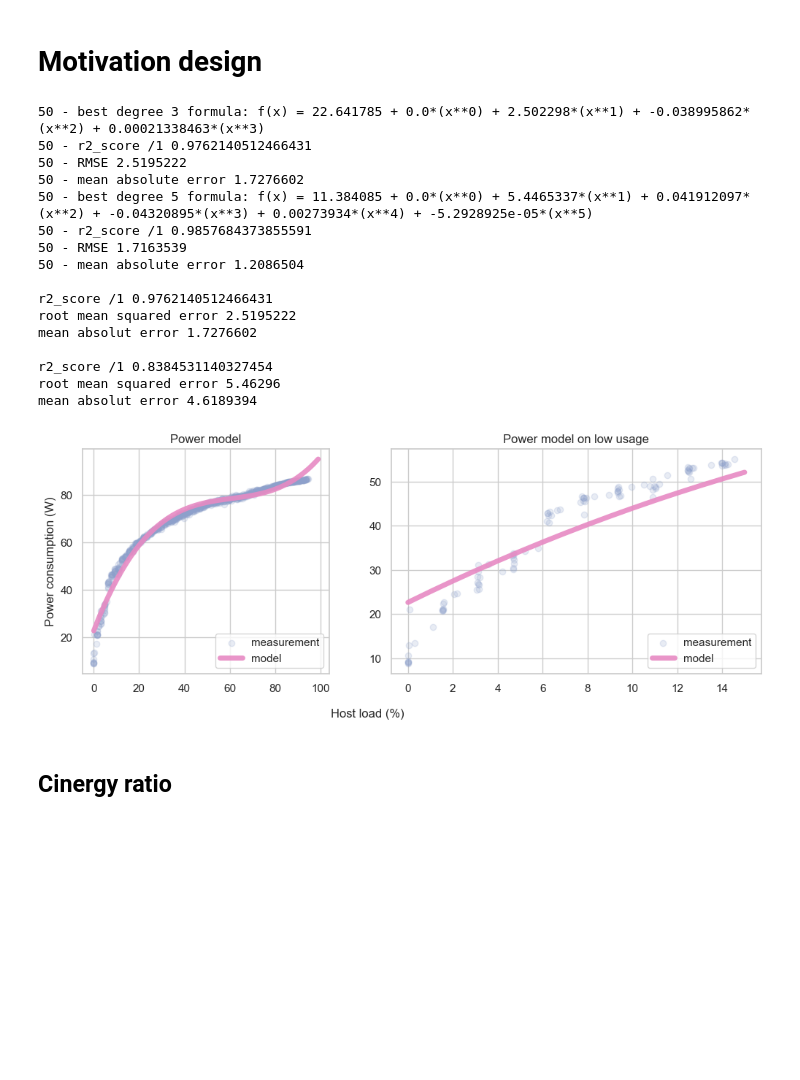
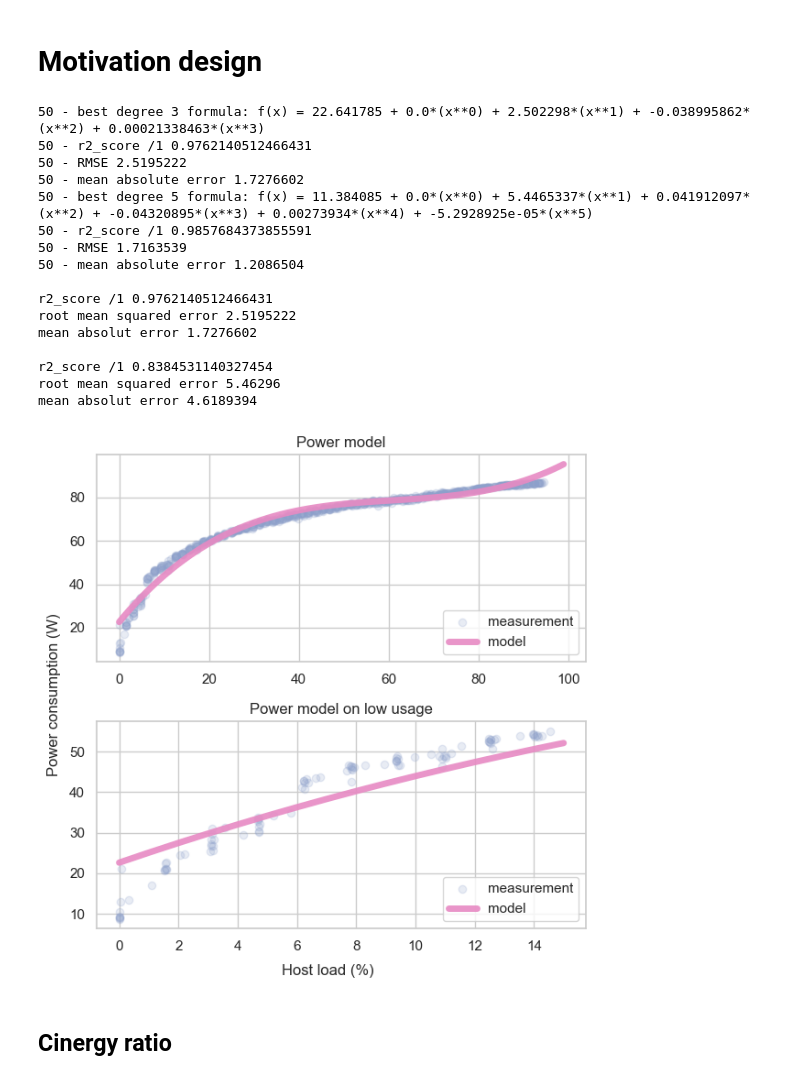
Before and after one commit to jacquetpi/cinergy-models, a Jupyter notebook: notebooks/paper-figures.ipynb, the cells around one changed output. Cells and saved outputs as stored; diff of their text form; code cells hidden in the pictures; blank space fills up the shorter version.

Commit message:
sync figures

```diff
--- a/notebooks/paper-figures.ipynb
+++ b/notebooks/paper-figures.ipynb
@@ -387,12 +387,11 @@ model_without = compute_models(training_dict=training_dict, exclude_beyond=None,
 model_with = compute_models(training_dict=training_dict, exclude_beyond=20, verbose=True, display=False)
 
 colors = sns.color_palette("Set2", 8)
-fig, (ax1, ax2) = plt.subplots(1,2, figsize=(12, 4),  gridspec_kw={'width_ratios': [2, 3]})
+fig, (ax1, ax2) = plt.subplots(2,1,  figsize=(6, 6))
 
 ax1.scatter(training_dict['50']['cpu%_package-global'], training_dict['50']['package-global-watt'], color=colors[2], label='measurement', alpha=0.2)
 ax1.plot(range(100), [estimate_from_model(model_without['50'], x, include_static=True) for x in range(100)], color=colors[3], label='model', alpha=0.9, linewidth=5.0)
 ax1.title.set_text('Power model')
-ax1.set_ylabel('Power consumption (W)')
 ax1.legend(loc="lower right")
 
 indicator = training_dict['50'].dropna()
@@ -406,35 +405,40 @@ ax2.scatter(zoom['cpu%_package-global'], zoom['package-global-watt'], color=colo
 ax2.plot(range(15+1), [estimate_from_model(model_without['50'], x, include_static=True) for x in range(15+1)], color=colors[3], label='model', alpha=0.9, linewidth=5.0)
 
 indicator = zoom.dropna()
 print('')
 print('r2_score /1', r2_score(indicator['package-global-watt'], [estimate_from_model(model_without['50'], x, include_static=True) for x in indicator['cpu%_package-global']]))
 print('root mean squared error', root_mean_squared_error(indicator['package-global-watt'], [estimate_from_model(model_without['50'], x, include_static=True) for x in indicator['cpu%_package-global']]))
 print('mean absolut error', mean_absolute_error(indicator['package-global-watt'], [estimate_from_model(model_without['50'], x, include_static=True) for x in indicator['cpu%_package-global']]))
 
 ax2.title.set_text('Power model on low usage')
 ax2.legend(loc="lower right")
 
-fig.text(0.45,-0.04, 'Host load (%)', ha='center')
+#fig.text(0.45,-0.04, 'Host load (%)', ha='center')
+fig.tight_layout()
+
+fig.text(0.5, -0.01, 'Host load (%)', ha='center')
+fig.text(-0.01, 0.5, 'Power consumption (W)', va='center', rotation='vertical')
+
 plt.gcf().savefig('figures/design.pdf', bbox_inches='tight')
 plt.show()
 # %% [output]
 50 - best degree 3 formula: f(x) = 22.641785 + 0.0*(x**0) + 2.502298*(x**1) + -0.038995862*(x**2) + 0.00021338463*(x**3)
 50 - r2_score /1 0.9762140512466431
 50 - RMSE 2.5195222
 50 - mean absolute error 1.7276602
 50 - best degree 5 formula: f(x) = 11.384085 + 0.0*(x**0) + 5.4465337*(x**1) + 0.041912097*(x**2) + -0.04320895*(x**3) + 0.00273934*(x**4) + -5.2928925e-05*(x**5)
 50 - r2_score /1 0.9857684373855591
 50 - RMSE 1.7163539
 50 - mean absolute error 1.2086504
 
 r2_score /1 0.9762140512466431
 root mean squared error 2.5195222
 mean absolut error 1.7276602
 
 r2_score /1 0.8384531140327454
 root mean squared error 5.46296
 mean absolut error 4.6189394
-[figure, old version]
+[figure, new version]
 # %% [markdown]
 ## Cinergy ratio
 # %%
```
Also changed, not shown: parts of 3 cells of this notebook.
